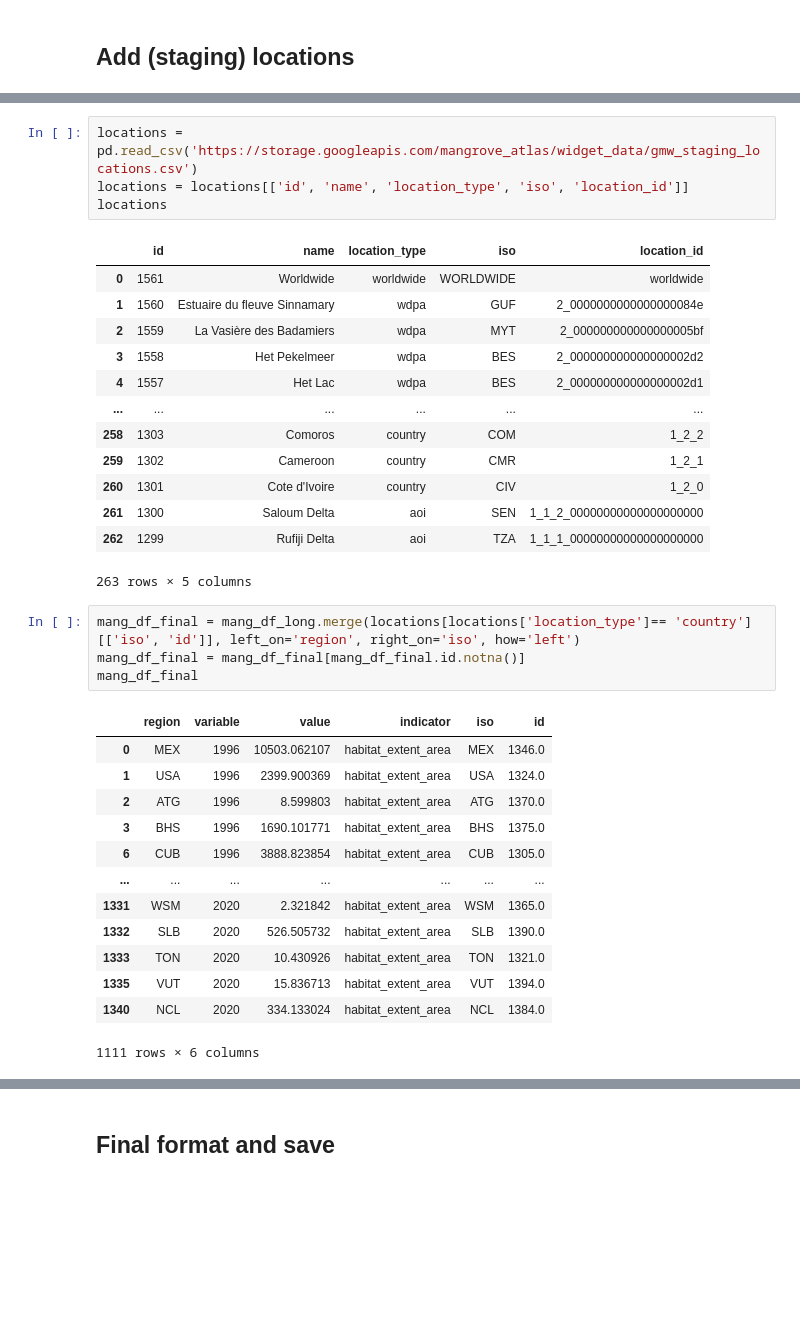
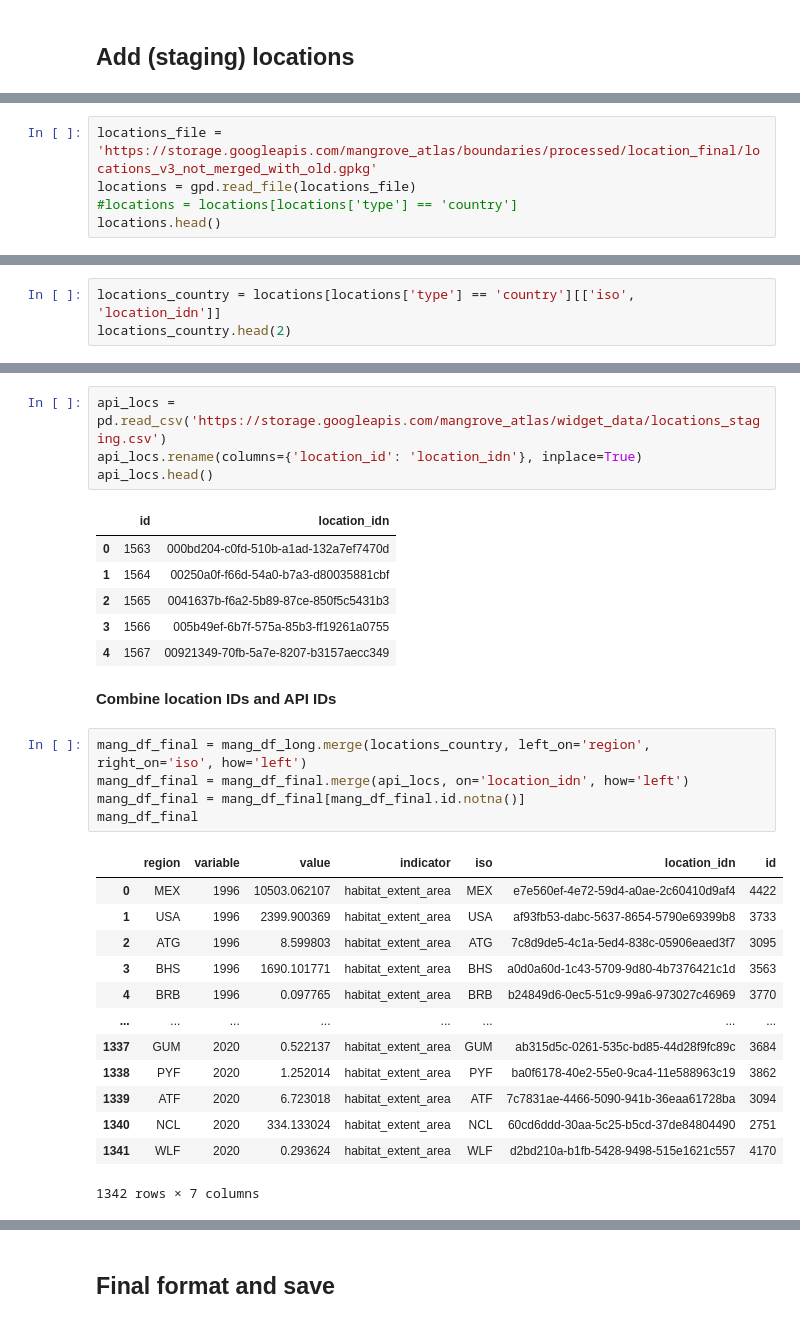
Before and after one commit to Vizzuality/mangrove-atlas, a Jupyter notebook: data/notebooks/Lab/data_processing/widgets-v2/v2_widget_extent.ipynb, the cells around one changed output, grey strips where cells are left out. Cells and saved outputs as stored; diff of their text form; blank space fills up the shorter version.

Commit message:
location updates for height / biomass / extent

```diff
--- a/data/notebooks/Lab/data_processing/widgets-v2/v2_widget_extent.ipynb
+++ b/data/notebooks/Lab/data_processing/widgets-v2/v2_widget_extent.ipynb
@@ -108,0 +144,5 @@ mang_df_long.groupby(['region', 'variable']).sum().head(15)
+# %%
+locations_file = 'https://storage.googleapis.com/mangrove_atlas/boundaries/processed/location_final/locations_v3_not_merged_with_old.gpkg'
+locations = gpd.read_file(locations_file)
+#locations = locations[locations['type'] == 'country']
+locations.head()
@@ -108,0 +158,3 @@ mang_df_long.groupby(['region', 'variable']).sum().head(15)
+# %%
+locations_country = locations[locations['type'] == 'country'][['iso', 'location_idn']]
+locations_country.head(2)
@@ -109,36 +172,32 @@ mang_df_long.groupby(['region', 'variable']).sum().head(15)
 # %%
-locations = pd.read_csv('https://storage.googleapis.com/mangrove_atlas/widget_data/gmw_staging_locations.csv')
-locations = locations[['id', 'name', 'location_type', 'iso', 'location_id']]
-locations
+api_locs = pd.read_csv('https://storage.googleapis.com/mangrove_atlas/widget_data/locations_staging.csv')
+api_locs.rename(columns={'location_id': 'location_idn'}, inplace=True)
+api_locs.head()
 # %% [output]
-|  | id | name | location_type | iso | location_id |
-| 0 | 1561 | Worldwide | worldwide | WORLDWIDE | worldwide |
-| 1 | 1560 | Estuaire du fleuve Sinnamary | wdpa | GUF | 2_0000000000000000084e |
-| 2 | 1559 | La Vasière des Badamiers | wdpa | MYT | 2_000000000000000005bf |
-| 3 | 1558 | Het Pekelmeer | wdpa | BES | 2_000000000000000002d2 |
-| 4 | 1557 | Het Lac | wdpa | BES | 2_000000000000000002d1 |
-| ... | ... | ... | ... | ... | ... |
-| 258 | 1303 | Comoros | country | COM | 1_2_2 |
-| 259 | 1302 | Cameroon | country | CMR | 1_2_1 |
-| 260 | 1301 | Cote d'Ivoire | country | CIV | 1_2_0 |
-| 261 | 1300 | Saloum Delta | aoi | SEN | 1_1_2_00000000000000000000 |
-| 262 | 1299 | Rufiji Delta | aoi | TZA | 1_1_1_00000000000000000000 |
+|  | id | location_idn |
+| 0 | 1563 | 000bd204-c0fd-510b-a1ad-132a7ef7470d |
+| 1 | 1564 | 00250a0f-f66d-54a0-b7a3-d80035881cbf |
+| 2 | 1565 | 0041637b-f6a2-5b89-87ce-850f5c5431b3 |
+| 3 | 1566 | 005b49ef-6b7f-575a-85b3-ff19261a0755 |
+| 4 | 1567 | 00921349-70fb-5a7e-8207-b3157aecc349 |
-263 rows × 5 columns
+# %% [markdown]
+**Combine location IDs and API IDs**
 # %%
-mang_df_final = mang_df_long.merge(locations[locations['location_type']== 'country'][['iso', 'id']], left_on='region', right_on='iso', how='left')
+mang_df_final = mang_df_long.merge(locations_country, left_on='region', right_on='iso', how='left')
+mang_df_final = mang_df_final.merge(api_locs, on='location_idn', how='left')
 mang_df_final = mang_df_final[mang_df_final.id.notna()]
 mang_df_final
 # %% [output]
-|  | region | variable | value | indicator | iso | id |
-| 0 | MEX | 1996 | 10503.062107 | habitat_extent_area | MEX | 1346.0 |
-| 1 | USA | 1996 | 2399.900369 | habitat_extent_area | USA | 1324.0 |
-| 2 | ATG | 1996 | 8.599803 | habitat_extent_area | ATG | 1370.0 |
-| 3 | BHS | 1996 | 1690.101771 | habitat_extent_area | BHS | 1375.0 |
-| 6 | CUB | 1996 | 3888.823854 | habitat_extent_area | CUB | 1305.0 |
-| ... | ... | ... | ... | ... | ... | ... |
-| 1331 | WSM | 2020 | 2.321842 | habitat_extent_area | WSM | 1365.0 |
-| 1332 | SLB | 2020 | 526.505732 | habitat_extent_area | SLB | 1390.0 |
-| 1333 | TON | 2020 | 10.430926 | habitat_extent_area | TON | 1321.0 |
-| 1335 | VUT | 2020 | 15.836713 | habitat_extent_area | VUT | 1394.0 |
-| 1340 | NCL | 2020 | 334.133024 | habitat_extent_area | NCL | 1384.0 |
+|  | region | variable | value | indicator | iso | location_idn | id |
+| 0 | MEX | 1996 | 10503.062107 | habitat_extent_area | MEX | e7e560ef-4e72-59d4-a0ae-2c60410d9af4 | 4422 |
+| 1 | USA | 1996 | 2399.900369 | habitat_extent_area | USA | af93fb53-dabc-5637-8654-5790e69399b8 | 3733 |
+| 2 | ATG | 1996 | 8.599803 | habitat_extent_area | ATG | 7c8d9de5-4c1a-5ed4-838c-05906eaed3f7 | 3095 |
+| 3 | BHS | 1996 | 1690.101771 | habitat_extent_area | BHS | a0d0a60d-1c43-5709-9d80-4b7376421c1d | 3563 |
+| 4 | BRB | 1996 | 0.097765 | habitat_extent_area | BRB | b24849d6-0ec5-51c9-99a6-973027c46969 | 3770 |
+| ... | ... | ... | ... | ... | ... | ... | ... |
+| 1337 | GUM | 2020 | 0.522137 | habitat_extent_area | GUM | ab315d5c-0261-535c-bd85-44d28f9fc89c | 3684 |
+| 1338 | PYF | 2020 | 1.252014 | habitat_extent_area | PYF | ba0f6178-40e2-55e0-9ca4-11e588963c19 | 3862 |
+| 1339 | ATF | 2020 | 6.723018 | habitat_extent_area | ATF | 7c7831ae-4466-5090-941b-36eaa61728ba | 3094 |
+| 1340 | NCL | 2020 | 334.133024 | habitat_extent_area | NCL | 60cd6ddd-30aa-5c25-b5cd-37de84804490 | 2751 |
+| 1341 | WLF | 2020 | 0.293624 | habitat_extent_area | WLF | d2bd210a-b1fb-5428-9498-515e1621c557 | 4170 |
-1111 rows × 6 columns
+1342 rows × 7 columns
```
Also changed, not shown: parts of 13 cells of this notebook, 2 other files.
